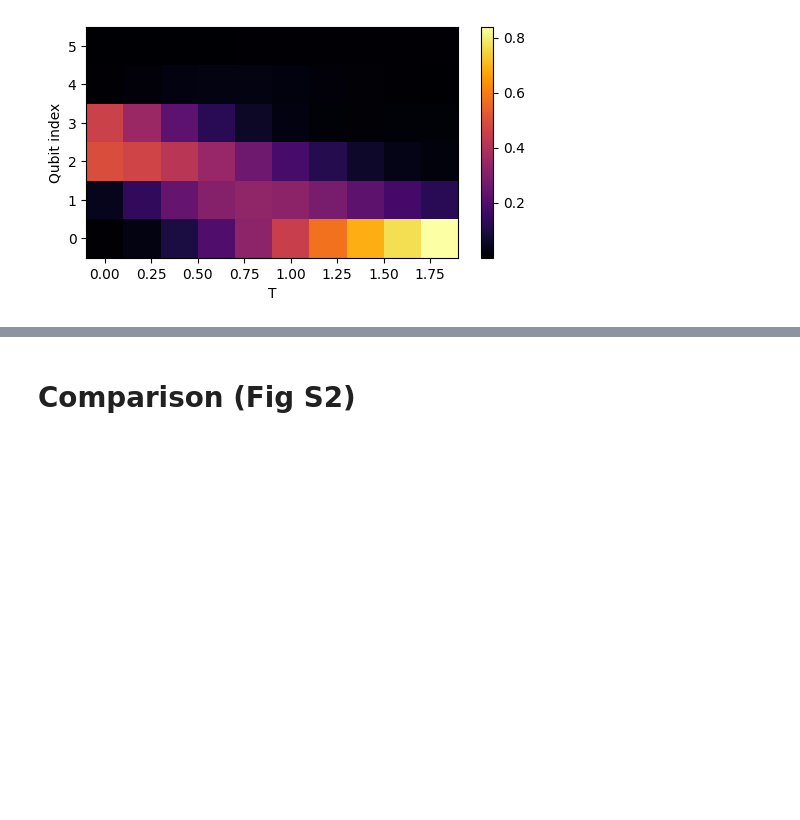
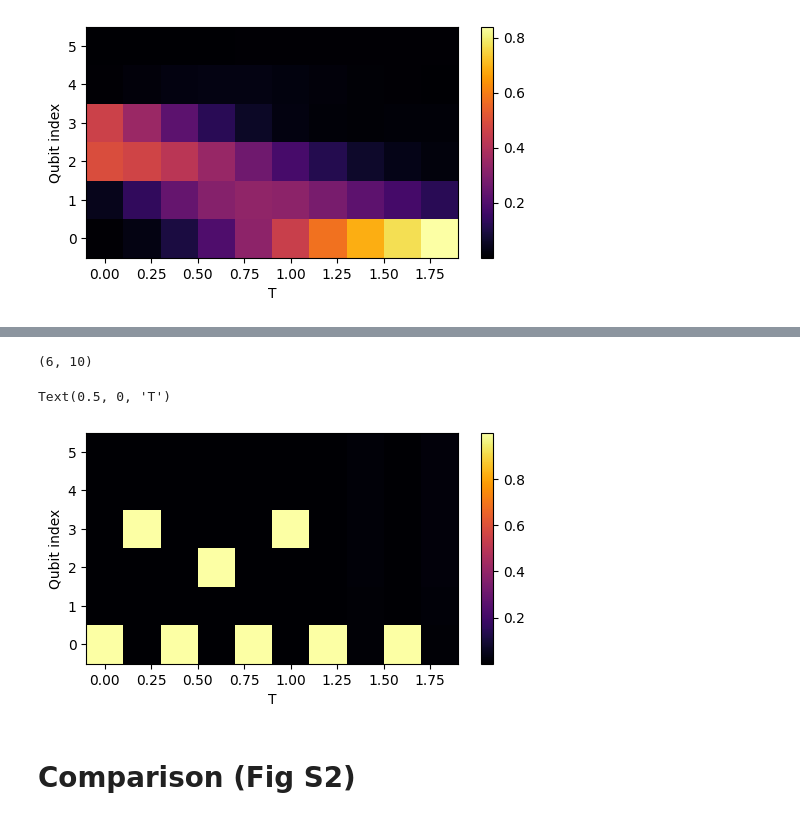
Before and after one commit to syralie/qsim-condensed-matter, a Jupyter notebook: NHSE.ipynb, the cells around one changed output, grey strips where cells are left out. Saved outputs shown, nothing was run; the diff lists cells and outputs as text; code cells hidden in the pictures; blank space fills up the shorter version.

Commit message:
added ansatz circuit for vqa. Trained VQA but having issues.

```diff
--- a/NHSE.ipynb
+++ b/NHSE.ipynb
@@ -581,0 +810,3 @@ Text(0.5, 0, 'T')
+# %%
+res = minimize(cost_function, params0, args=3, method='trust-constr', bounds=bounds)
+res
@@ -581,0 +831,6 @@ Text(0.5, 0, 'T')
+# %%
+params_dict = {}
+for n_steps in range(1, nb_timesteps + 1):
+    print("Step number: ", n_steps)
+    res = minimize(cost_function, params0, args=n_steps, method='trust-constr', bounds=bounds)
+    params_dict[n_steps] = res.x
@@ -581,0 +857,5 @@ Text(0.5, 0, 'T')
+# %%
+for i in range(1, nb_timesteps+1):
+    print(cost_function(params_dict[i], i))
+    print(cost_function(np.ones(((N+1) + (N * 2 * 8)) * 3), i))
+    print(cost_function(np.zeros(((N+1) + (N * 2 * 8)) * 3), i))
@@ -582,3 +900,35 @@ Text(0.5, 0, 'T')
+# %%
+res_all_circuits = []
+for n_steps in range(1, nb_timesteps + 1):
+    res = calculate_results(params_dict[n_steps])
+
+    # create a new row to add to magnetization array
+    row = [0 for _ in range(N)]
+    prob = 0
+    for key, value in res.items():
+
+        prob += value
+        if key[0] == "0":
+            for i in range(1, N + 1):
+
+                # if the other qubits have a result of 0, then add the probabilities to that qubit
+                if key[i] == '0':
+                    row[N - i] += value
+
+    res_all_circuits += [[x/prob for x in row]]
+
+res_all_circuits = np.array(res_all_circuits)
+
+print(res_all_circuits.T.shape)
+fig = plt.figure(figsize=((nb_timesteps + 2)/2 , N/2), facecolor='white')
+im = plt.pcolormesh([timestep_duration * i for i in range(nb_timesteps)], np.arange(0,N,1), res_all_circuits.T, cmap='inferno')
+fig.colorbar(im)
+plt.ylabel('Qubit index')
+plt.xlabel('T')
+# %% [output]
+(6, 10)
+Text(0.5, 0, 'T')
+[figure, added]
 # %% [markdown]
 # Comparison (Fig S2)
 # %%
```
Also changed, not shown: parts of 18 cells of this notebook.
